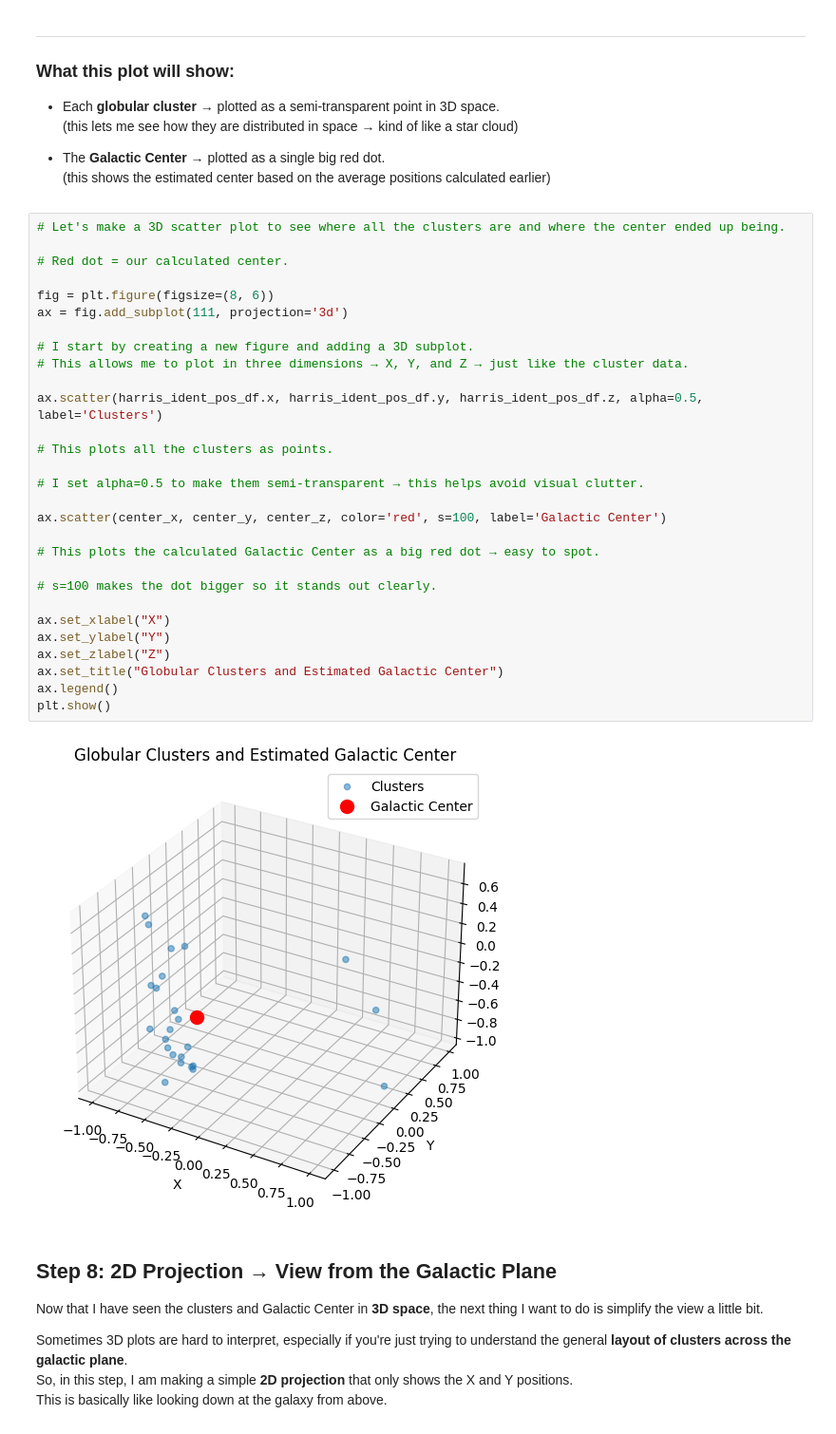
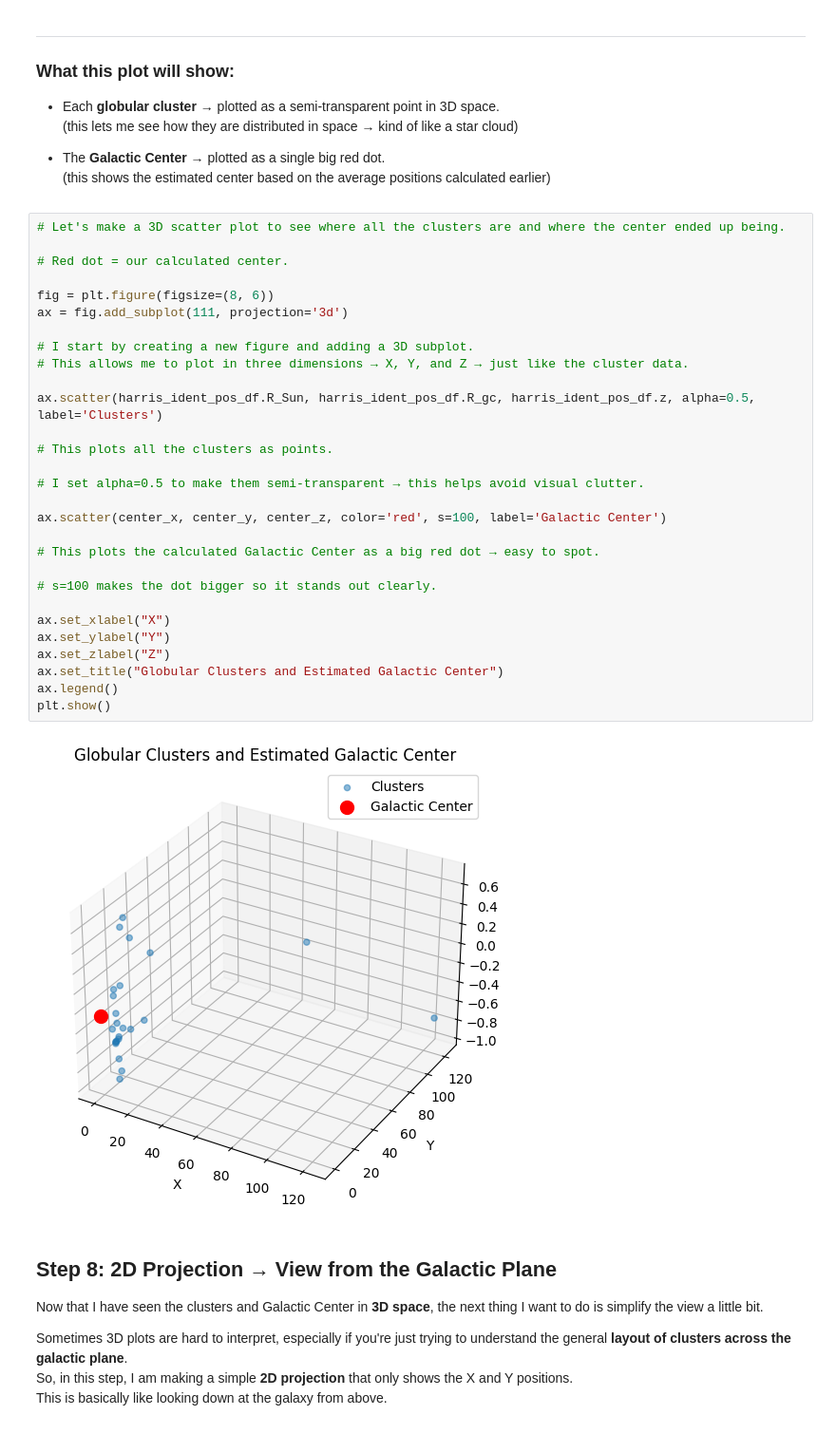
Before and after one commit to SLey3/data275-elegant-project, a Jupyter notebook: Problem_2.ipynb, the cells around one changed output. Shown at 95% size. Drawn from its saved outputs; the diff is of its cells as text.

```diff
--- a/Problem_2.ipynb
+++ b/Problem_2.ipynb
@@ -142,34 +142,34 @@ This step will help me (and anyone else looking at this project) clearly see whe
 # %%
 # Let's make a 3D scatter plot to see where all the clusters are and where the center ended up being.
 
 # Red dot = our calculated center.
 
 fig = plt.figure(figsize=(8, 6))
 ax = fig.add_subplot(111, projection='3d')
 
 # I start by creating a new figure and adding a 3D subplot.
 # This allows me to plot in three dimensions → X, Y, and Z → just like the cluster data.
 
-ax.scatter(harris_ident_pos_df.x, harris_ident_pos_df.y, harris_ident_pos_df.z, alpha=0.5, label='Clusters')
+ax.scatter(harris_ident_pos_df.R_Sun, harris_ident_pos_df.R_gc, harris_ident_pos_df.z, alpha=0.5, label='Clusters')
 
 # This plots all the clusters as points.
 
 # I set alpha=0.5 to make them semi-transparent → this helps avoid visual clutter.
 
 ax.scatter(center_x, center_y, center_z, color='red', s=100, label='Galactic Center')
 
 # This plots the calculated Galactic Center as a big red dot → easy to spot.
 
 # s=100 makes the dot bigger so it stands out clearly.
 
 ax.set_xlabel("X")
 ax.set_ylabel("Y")
 ax.set_zlabel("Z")
 ax.set_title("Globular Clusters and Estimated Galactic Center")
 ax.legend()
 plt.show()
 # %% [output]
-[figure, old version]
+[figure, new version]
 # %% [markdown]
 ## Step 8: 2D Projection → View from the Galactic Plane
 
```
Also changed, not shown: parts of 2 cells of this notebook.
